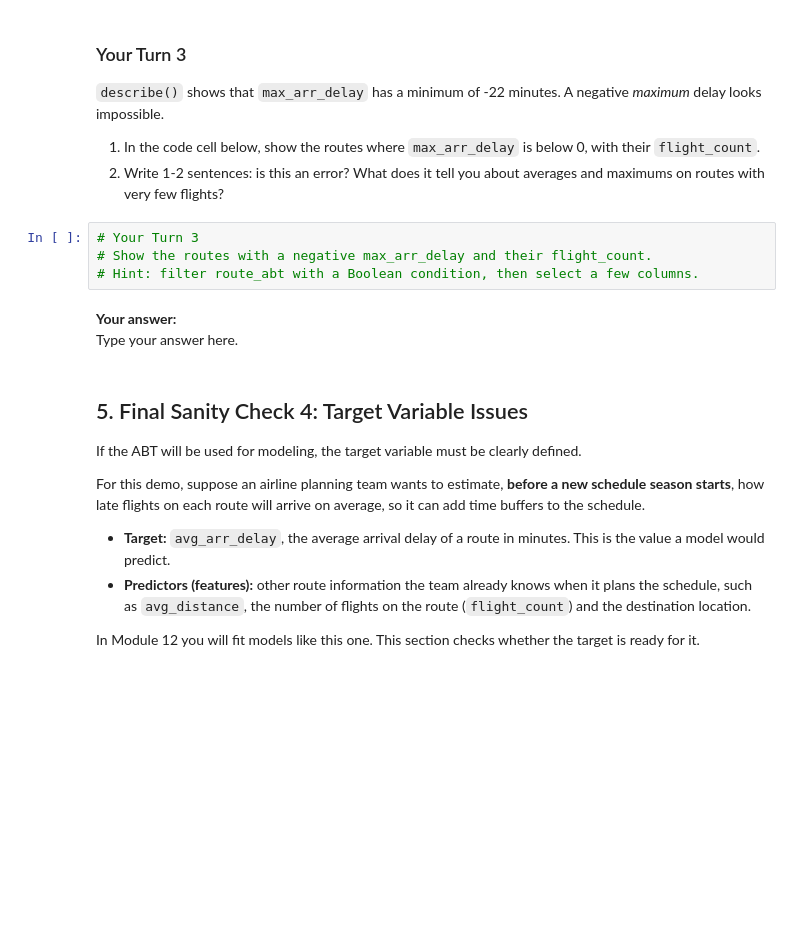
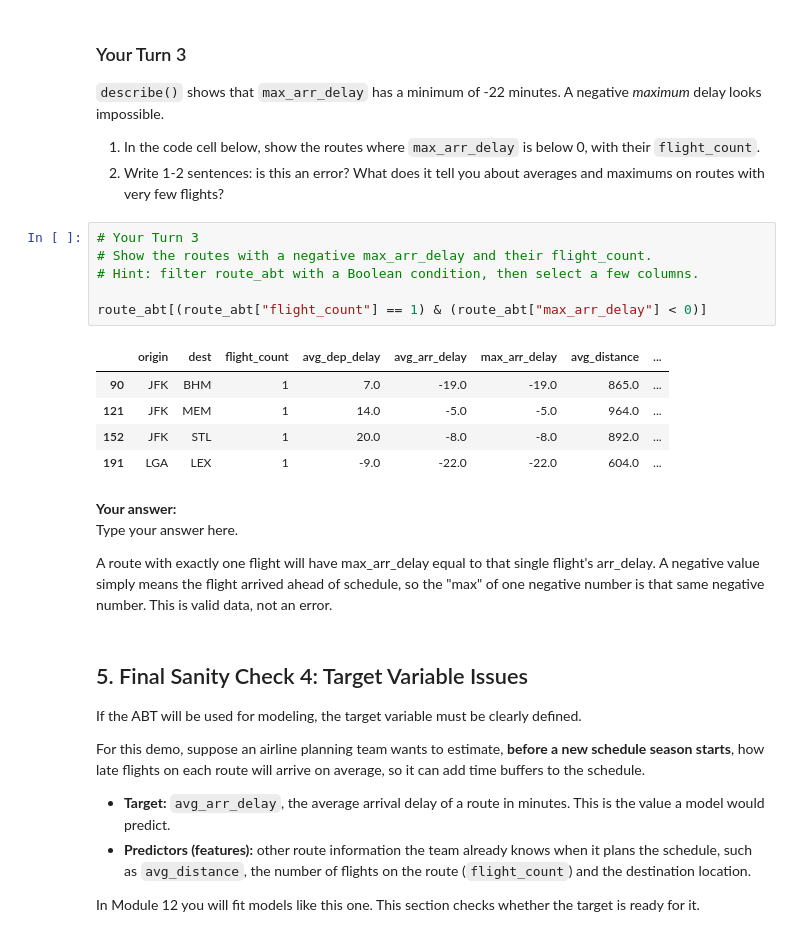
Before and after one commit to christianovallea-ops/ban6003-week11-Christian-Ovalle, a Jupyter notebook: notebooks/module11_abt_documentation_guided_lab.ipynb, the cells around one changed output. Drawn from its saved outputs; the diff is of its cells as text; blank space fills up the shorter version.

```diff
--- a/notebooks/module11_abt_documentation_guided_lab.ipynb
+++ b/notebooks/module11_abt_documentation_guided_lab.ipynb
@@ -243,10 +313,20 @@ Extreme values do not automatically mean errors. They may be real business signa
 # %%
 # Your Turn 3
 # Show the routes with a negative max_arr_delay and their flight_count.
 # Hint: filter route_abt with a Boolean condition, then select a few columns.
+
+route_abt[(route_abt["flight_count"] == 1) & (route_abt["max_arr_delay"] < 0)]
+# %% [output]
+|  | origin | dest | flight_count | avg_dep_delay | avg_arr_delay | max_arr_delay | avg_distance | ... |
+| 90 | JFK | BHM | 1 | 7.0 | -19.0 | -19.0 | 865.0 | ... |
+| 121 | JFK | MEM | 1 | 14.0 | -5.0 | -5.0 | 964.0 | ... |
+| 152 | JFK | STL | 1 | 20.0 | -8.0 | -8.0 | 892.0 | ... |
+| 191 | LGA | LEX | 1 | -9.0 | -22.0 | -22.0 | 604.0 | ... |
 # %% [markdown]
 **Your answer:**
 Type your answer here.
+
+A route with exactly one flight will have max_arr_delay equal to that single flight's arr_delay. A negative value simply means the flight arrived ahead of schedule, so the "max" of one negative number is that same negative number. This is valid data, not an error.
 # %% [markdown]
 ## 5. Final Sanity Check 4: Target Variable Issues
 
```
Also changed, not shown: parts of 26 cells of this notebook, 3 other files.
